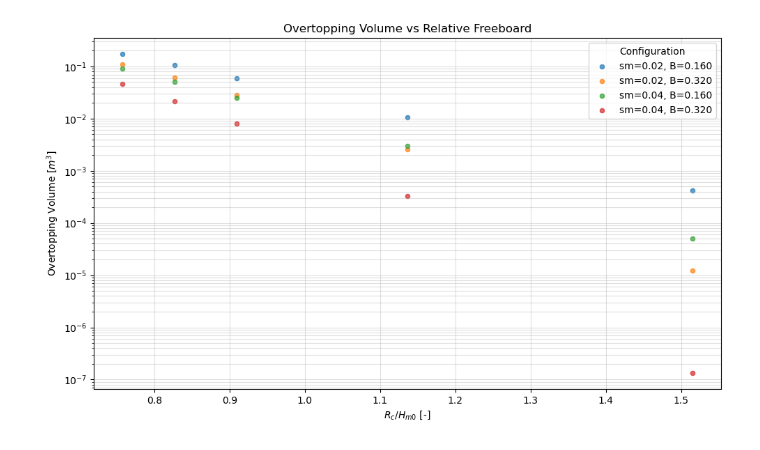
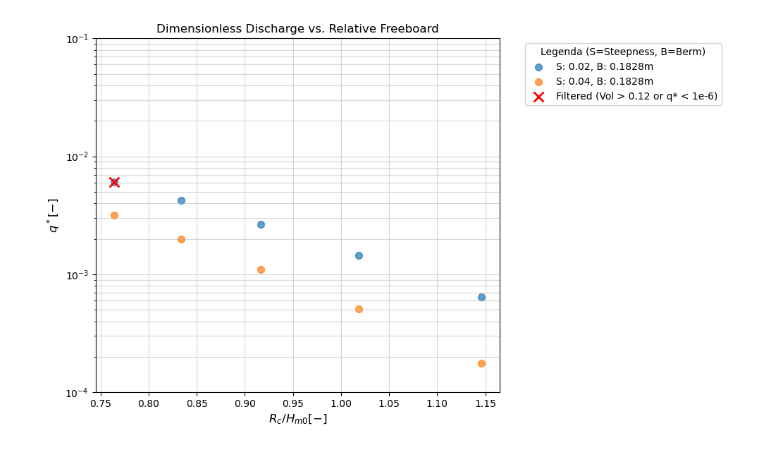
Before and after one commit to baukevelthuijs/MSC, a Jupyter notebook: EurOtop_2018.ipynb, the cells around one changed output. Cells and saved outputs as stored; diff of their text form; code cells hidden in the pictures.

```diff
--- a/EurOtop_2018.ipynb
+++ b/EurOtop_2018.ipynb
@@ -13,10 +13,10 @@ pd.set_option('display.max_colwidth', 50)   # Kort hele lange cel-inhoud (zoals
 
 #Constants
 
-Dn50 = 0.04
+Dn50 = 0.0457
 g = 9.81
 
-measuremenmt_time = 60*30
+measuremenmt_time = np.array([1320.97, 1500.97, 1680.97, 1800.97, 1860.97, 1920.97, 1980.97])
 
 alpha_deg = np.degrees(np.arctan(4/3))
 tan_alpha = np.tan(np.radians(alpha_deg))
@@ -28,25 +28,25 @@ toe_sv = 4
 
 #Hydrodynamics
 
-Hs = 0.11
-Hs_range = np.append(np.linspace(0.6 * Hs, 1 * Hs, 3), np.linspace(1.1*Hs, 1.2*Hs, 2) )
-print(Hs_range)
+Hs = 0.12
+Hs_range = np.array([0.0824, 0.1071, 0.1237, 0.1345, 0.1467, 0.1575, 0.1639])
+
 water_levels = np.array([0])
-steepness = np.array([0.02, 0.04])
+steepness = np.array([0.02])
 
 #Gemometry
 
 chute_width = 0.1
 
-crest_height = 0.47
+crest_height = 0.48
 berm_height = 0.37
-berm_width = np.array([4*Dn50, 8*Dn50])
+berm_width = np.array([0.18])
 
 def Rc(water_levels, crest_height, berm_height):
     Rc = crest_height - (berm_height + water_levels)
     return Rc
 
-Rc = Rc(water_levels, crest_height, berm_height)
+Rc = 0.11505
 
-print(Rc/Hs_range)
+print(Rc)
 # %% [output]
@@ -249,37 +165,55 @@ ax1.legend()
 # %%
 import matplotlib.pyplot as plt
+import pandas as pd
+import numpy as np
 
-# 1. Calculate the X-axis value (Rc / Hm0)
-df_gamma_bb['Rc_Hs'] = df_gamma_bb['Rc_m'] / df_gamma_bb['Hs']
+# 1. Data voorbereiden
+plot_df = df_gamma_bb.copy()
+plot_df['Rc_Hm0'] = plot_df['Rc_m'] / plot_df['Hs']
 
-# 2. Create a 'Label' column for the legend (combining Steepness and Berm Width)
-df_gamma_bb['Label'] = df_gamma_bb.apply(
-    lambda row: f"sm={row['Steepness']}, B={row['Berm_Width']:.3f}", axis=1
-)
+# Filter voor de 'foute' punten (Rode kruizen)
+condition_mask = (plot_df['volume'] > 0.12) | (plot_df['q_star'] < 1e-6)
+flagged_points = plot_df[condition_mask]
 
-# 3. Plotting
-plt.figure(figsize=(10, 6))
+# 2. Plot initialiseren
+fig, ax = plt.subplots(figsize=(10, 6))
 
-# Group by the label so we get a legend for each configuration
-for label, group in df_gamma_bb.groupby('Label'):
-    plt.scatter(
-        group['Rc_Hs'],
-        group['volume'],
-        label=label,
-        alpha=0.7,
-        s=20
-    )
+# 3. Loop door elke unieke combinatie van Steepness en Berm_Width
+# We groeperen de data zodat elke combinatie een eigen kleur en label krijgt
+groups = plot_df.groupby(['Steepness', 'Berm_Width'])
 
-plt.yscale('log')  # Logarithmic scale for Volume
-plt.xlabel(r'$R_c / H_{m0}$ [-]')
-plt.ylabel(r'Overtopping Volume [$m^3$]')
-plt.title('Overtopping Volume vs Relative Freeboard')
-plt.grid(True, which="both", ls="-", alpha=0.4)
-plt.legend(title="Configuration")
+for (steepness, berm_width), group_data in groups:
+    # Maak een label string voor in de legenda
+    label_text = f"S: {steepness}, B: {berm_width}m"
+
+    # Plot de punten van deze specifieke groep
+    ax.scatter(group_data['Rc_Hm0'], group_data['q_star'],
+               label=label_text, alpha=0.7, s=50)
+
+# 4. De rode kruizen eroverheen plotten
+# We geven deze maar 1 keer een label voor in de legenda
+ax.scatter(flagged_points['Rc_Hm0'], flagged_points['q_star'],
+           c='red', marker='x', s=100, linewidth=2,
+           label='Filtered (Vol > 0.12 or q* < 1e-6)', zorder=10)
+
+# 5. Opmaak
+ax.set_xlabel(r'$R_c / H_{m0} [-]$', fontsize=12)
+ax.set_ylabel(r'$q^* [-]$', fontsize=12)
+ax.set_title('Dimensionless Discharge vs. Relative Freeboard')
+ax.grid(True, which="both", ls="-", alpha=0.5)
+
+# Logaritmische schaal en limieten
+ax.set_yscale('log')
+ax.set_ylim(10**-4, 10**-1)
+
+# 6. Legenda
+# bbox_to_anchor zorgt dat de legenda BUITEN de grafiek staat (rechts),
+# anders bedekt hij je data.
+ax.legend(title="Legenda (S=Steepness, B=Berm)", bbox_to_anchor=(1.05, 1), loc='upper left')
+
+# Zorgt dat alles past (voorkomt dat de legenda van het plaatje afvalt)
 plt.tight_layout()
 
-# Save or show
-plt.savefig('overtopping_volume_plot.png')
 plt.show()
 # %% [output]
-[figure, old version]
+[figure, new version]
```
Also changed, not shown: parts of 3 cells of this notebook, 5 other files.
